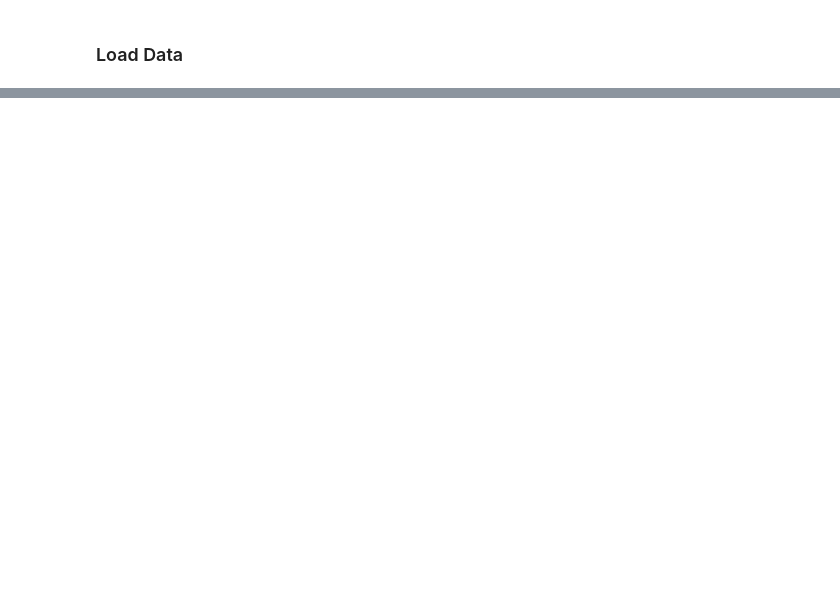
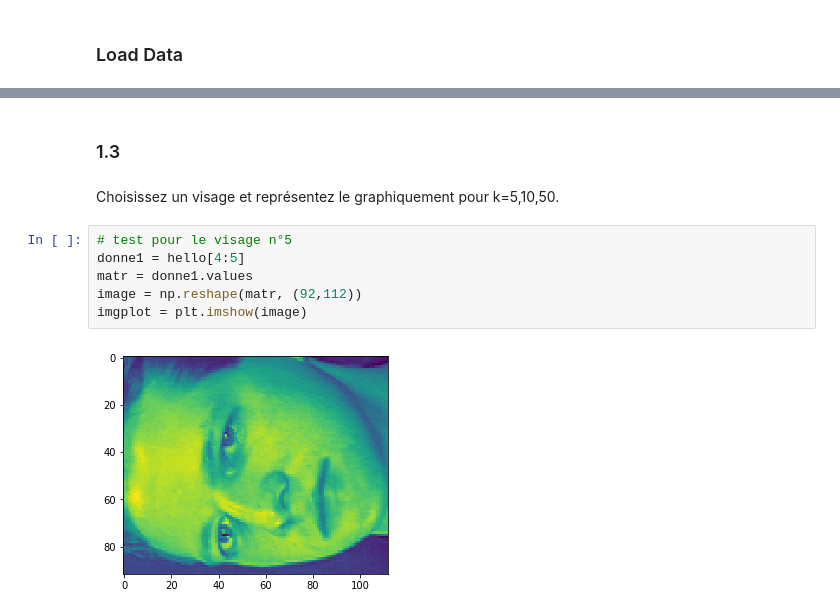
Before and after one commit to Maxabi/Faces-Classificator, a Jupyter notebook: src/exam.ipynb, the cells around one changed output, grey strips where cells are left out. Cells and saved outputs as stored; diff of their text form; blank space fills up the shorter version.

```diff
--- a/src/exam.ipynb
+++ b/src/exam.ipynb
@@ -30,0 +149,12 @@ PATH_TRAIN_Y = "Faces_Train_Labels.csv"
+# %% [markdown]
+### 1.3
+# %% [markdown]
+Choisissez un visage et représentez le graphiquement pour k=5,10,50.
+# %%
+# test pour le visage n°5
+donne1 = hello[4:5]
+matr = donne1.values
+image = np.reshape(matr, (92,112))
+imgplot = plt.imshow(image)
+# %% [output]
+[figure, added]
```
Also changed, not shown: parts of 34 cells of this notebook, 1 other file.
